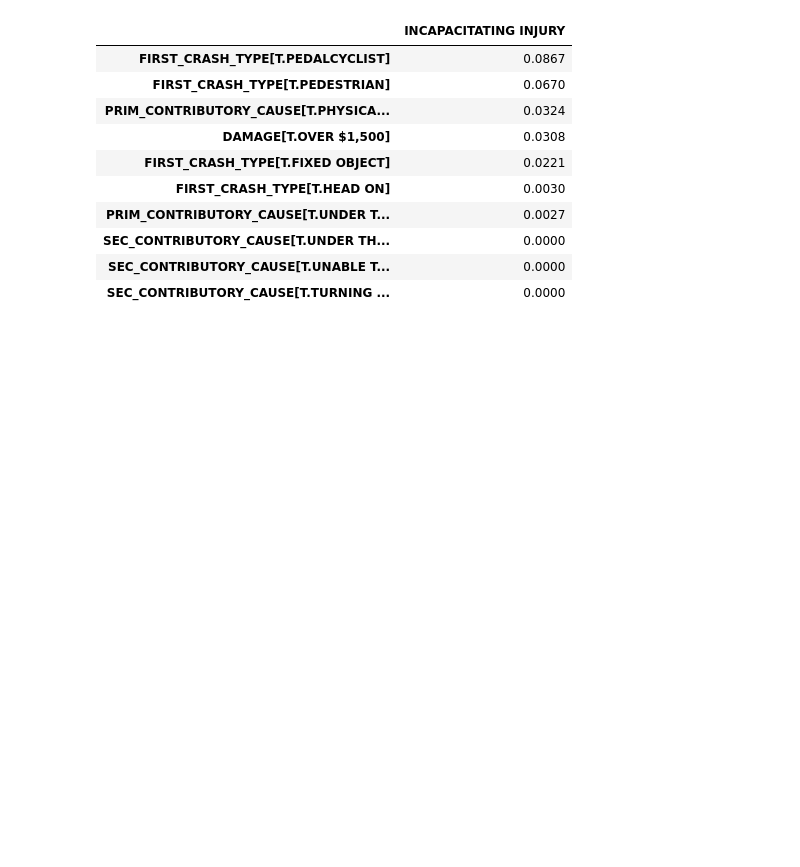
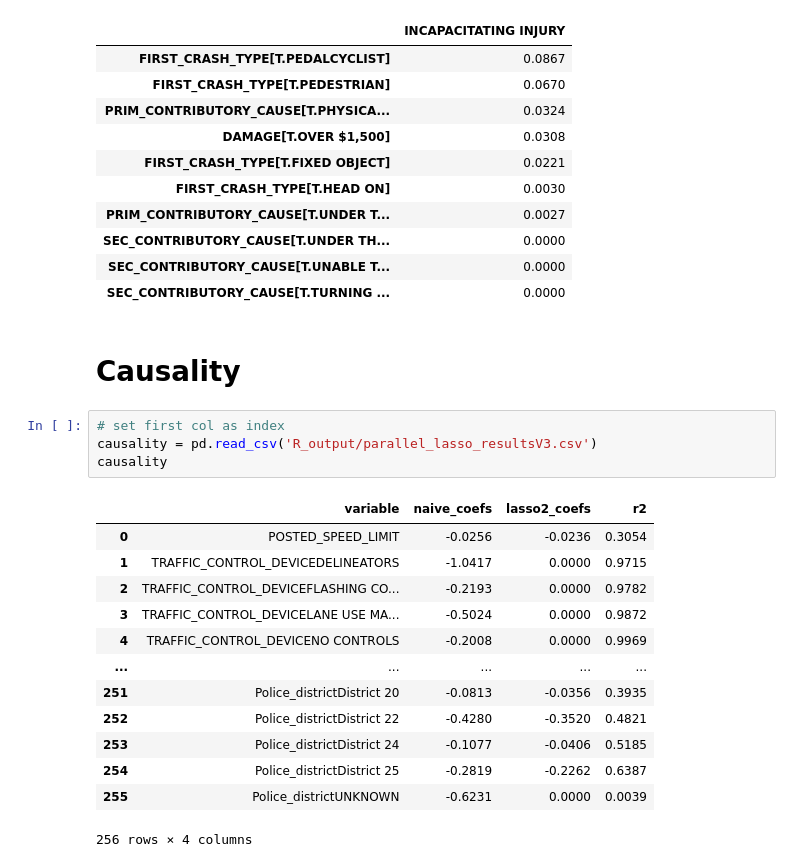
Before and after one commit to fsaudm/stat480_project, a Jupyter notebook: results_analysis.ipynb, the cells around one changed output. Cells and saved outputs as stored; diff of their text form; blank space fills up the shorter version.

Commit message:
added gamlr results to results notebook

```diff
--- a/results_analysis.ipynb
+++ b/results_analysis.ipynb
@@ -145,3 +255,23 @@ pd.DataFrame(multinomial_coeffs['INCAPACITATING INJURY'].sort_values(ascending=F
 | SEC_CONTRIBUTORY_CAUSE[T.UNDER TH... | 0.0000 |
 | SEC_CONTRIBUTORY_CAUSE[T.UNABLE T... | 0.0000 |
 | SEC_CONTRIBUTORY_CAUSE[T.TURNING ... | 0.0000 |
+# %% [markdown]
+# Causality
+# %%
+# set first col as index
+causality = pd.read_csv('R_output/parallel_lasso_resultsV3.csv')
+causality
+# %% [output]
+|  | variable | naive_coefs | lasso2_coefs | r2 |
+| 0 | POSTED_SPEED_LIMIT | -0.0256 | -0.0236 | 0.3054 |
+| 1 | TRAFFIC_CONTROL_DEVICEDELINEATORS | -1.0417 | 0.0000 | 0.9715 |
+| 2 | TRAFFIC_CONTROL_DEVICEFLASHING CO... | -0.2193 | 0.0000 | 0.9782 |
+| 3 | TRAFFIC_CONTROL_DEVICELANE USE MA... | -0.5024 | 0.0000 | 0.9872 |
+| 4 | TRAFFIC_CONTROL_DEVICENO CONTROLS | -0.2008 | 0.0000 | 0.9969 |
+| ... | ... | ... | ... | ... |
+| 251 | Police_districtDistrict 20 | -0.0813 | -0.0356 | 0.3935 |
+| 252 | Police_districtDistrict 22 | -0.4280 | -0.3520 | 0.4821 |
+| 253 | Police_districtDistrict 24 | -0.1077 | -0.0406 | 0.5185 |
+| 254 | Police_districtDistrict 25 | -0.2819 | -0.2262 | 0.6387 |
+| 255 | Police_districtUNKNOWN | -0.6231 | 0.0000 | 0.0039 |
+256 rows × 4 columns
```
Also changed, not shown: parts of 18 cells of this notebook, 6 other files.
